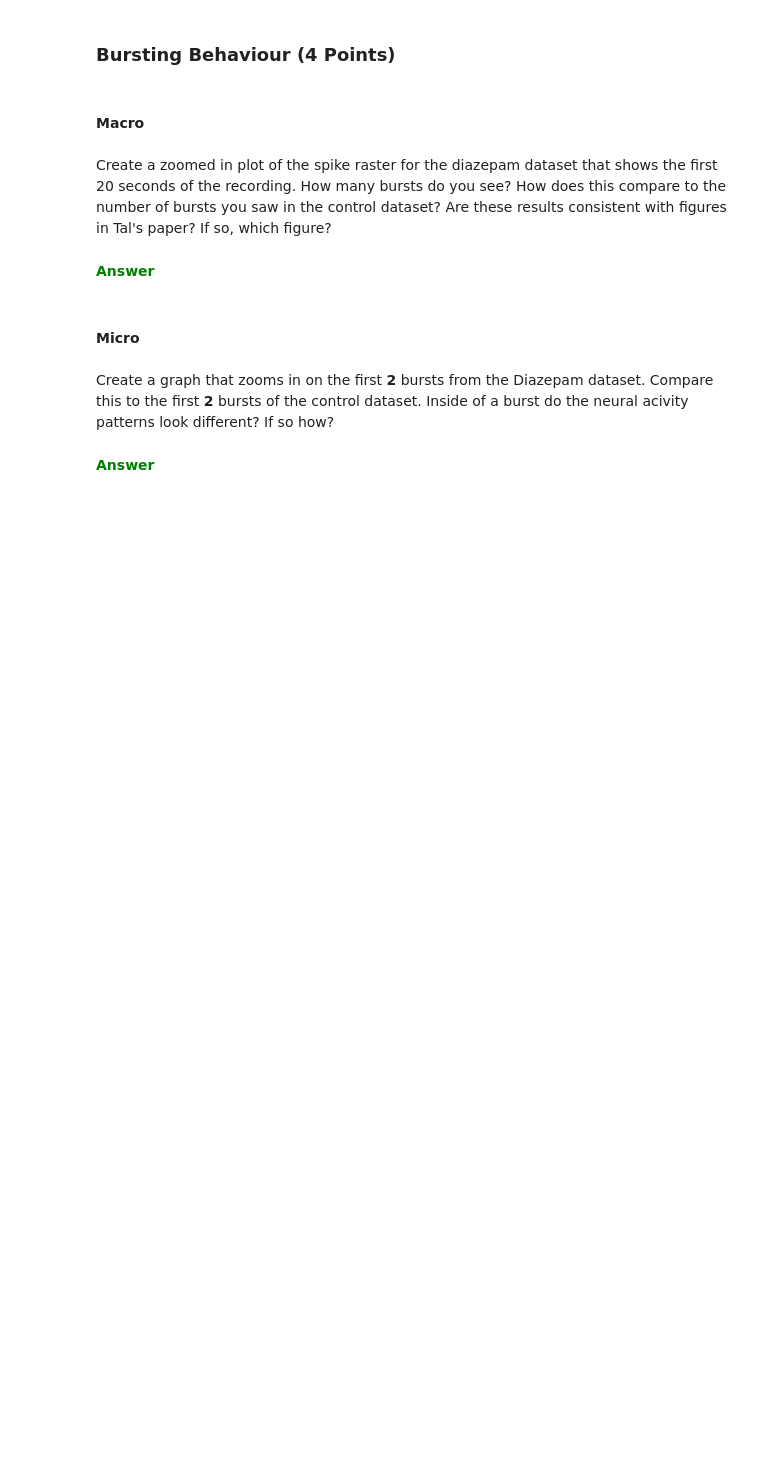
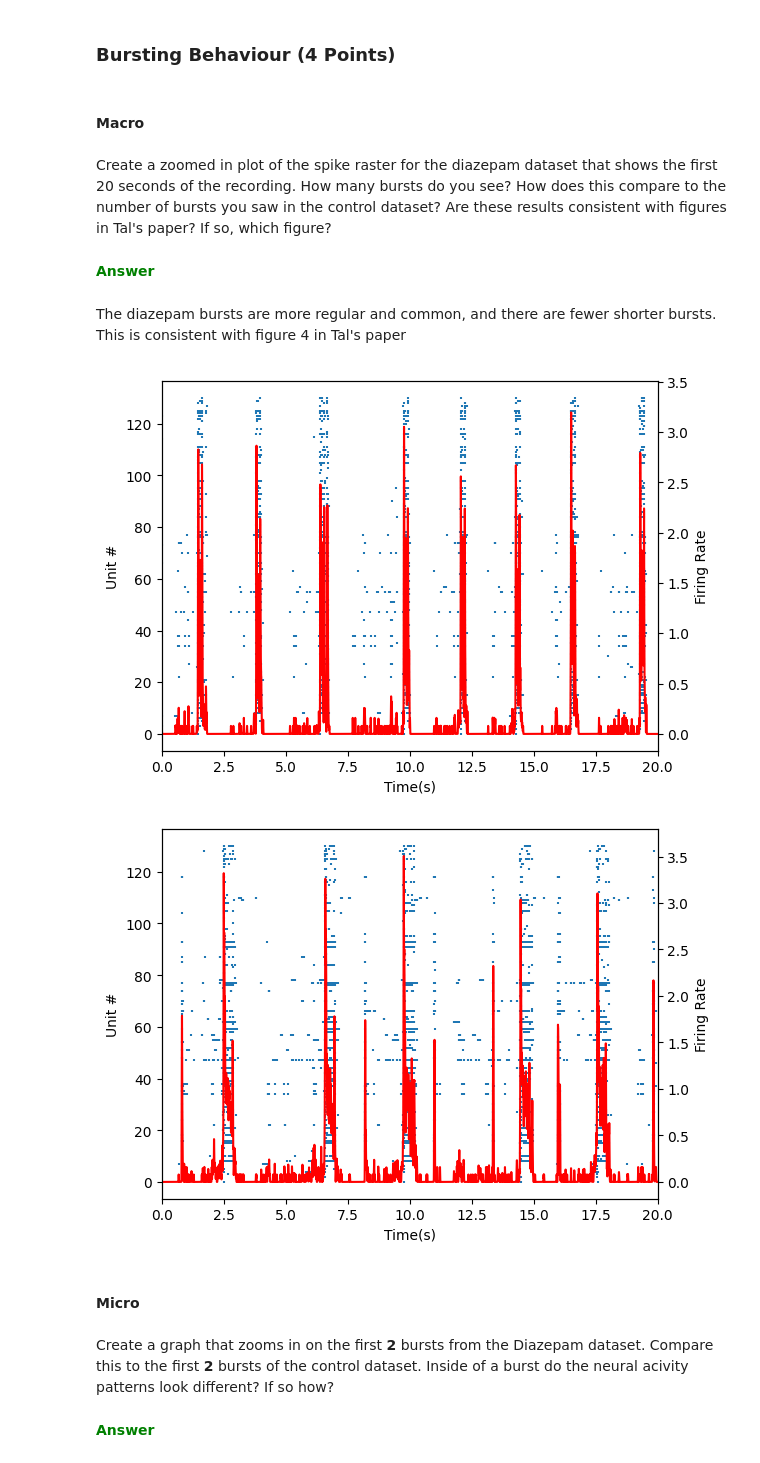
Before and after one commit to Braingeneers-Education/bme-118-2025-introduction-to-electrophysiology-OtMurphy, a Jupyter notebook: electrophysiology_introduction.ipynb, the cells around one changed output. Cells and saved outputs as stored; diff of their text form; code cells hidden in the pictures; blank space fills up the shorter version.

Commit message:
analyzing diazepam dataset

```diff
--- a/electrophysiology_introduction.ipynb
+++ b/electrophysiology_introduction.ipynb
@@ -243,6 +245,8 @@ In this section we will analyze the results from the cerebral organoid after it
 Create a variable called `data_diazepam` which loads the data from `Spike_Raster_Diazepam.mat` into a Braingeneerspy `SpikeData` object. Note, this is the same way we load the control dataset in the source code.
 # %% [markdown]
 <font color="green"><b>Answer
+# %%
+data_diazepam = mat_to_spikeData('/home/jovyan/data/ephys/2023-08-28-e-Math_Mind_Class/HW2-Electrophysiology/Spike_Raster_Diazepam.mat')
 # %% [markdown]
 ### Basic Summary (3 Points)
 # %% [markdown]
@@ -279,6 +295,14 @@ print(z)
 Create a zoomed in plot of the spike raster for the diazepam dataset that shows the first 20 seconds of the recording. How many bursts do you see? How does this compare to the number of bursts you saw in the control dataset? Are these results consistent with figures in Tal's paper? If so, which figure?
 # %% [markdown]
 <font color="green"><b>Answer
+# %% [markdown]
+The diazepam bursts are more regular and common, and there are fewer shorter bursts. This is consistent with figure 4 in Tal's paper
+# %%
+raster_analysis(data_diazepam)
+raster_analysis(data_control)
+# %% [output]
+[figure, added]
+[figure, added]
 # %% [markdown]
 #### Micro
 # %% [markdown]
```
Also changed, not shown: parts of 9 cells of this notebook.
